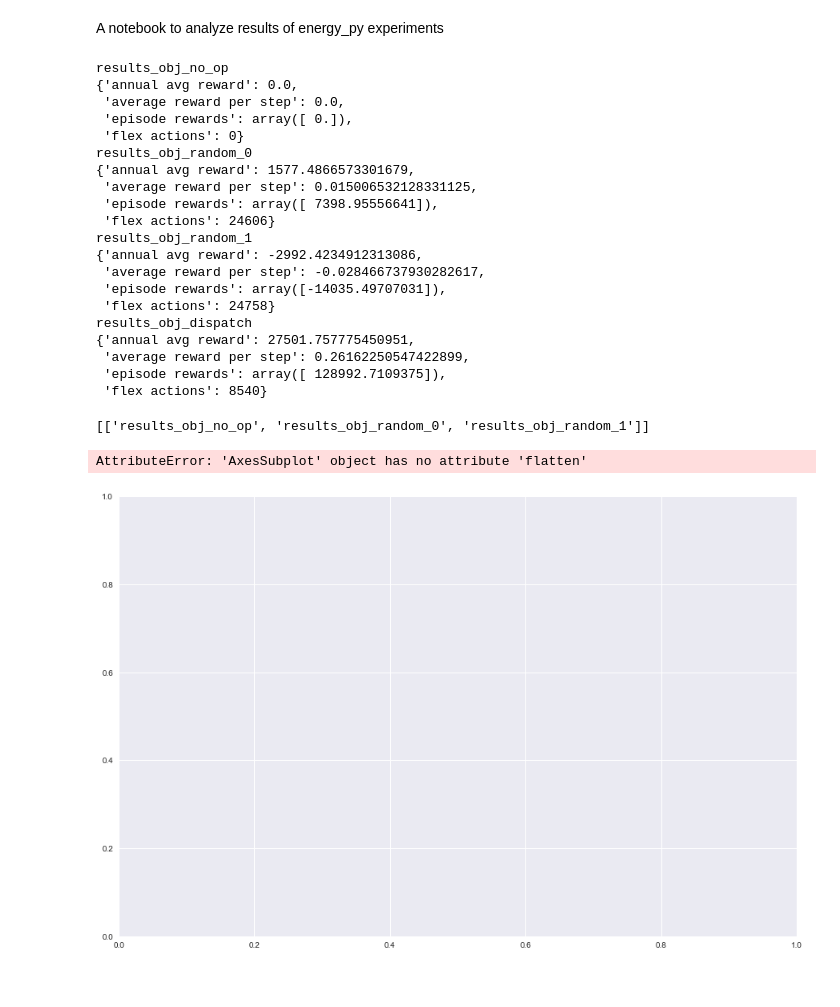
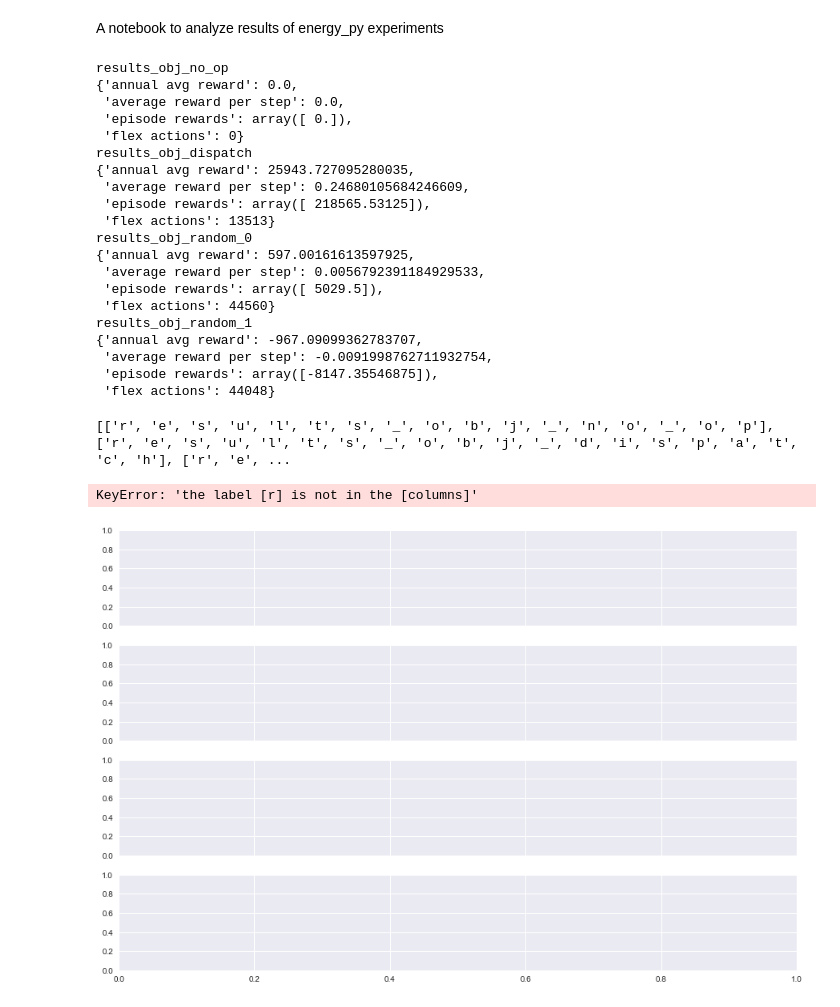
Before and after one commit to ADGEfficiency/energy-py, a Jupyter notebook: notebooks/experiments/experiment_results.ipynb, the cells around one changed output. Saved outputs shown, nothing was run; the diff lists cells and outputs as text; code cells hidden in the pictures.

```diff
--- a/notebooks/experiments/experiment_results.ipynb
+++ b/notebooks/experiments/experiment_results.ipynb
@@ -87,21 +86,21 @@ class Experiment(object):
             if print_args:  pp.pprint(result.args)
             pp.pprint(result.stats)
 
-    def make_daily_rew(self):
+    def make_monthly_rew(self):
         daily_rew = pd.DataFrame()
 
         for result in self.results:
             env = result.data['env_info.csv']
             daily_rew[repr(result)] = env['reward'].groupby([env.index.month, env.index.day]).sum()
 
-        panels = [list(daily_rew.columns)]
+        panels = [list(col) for col in list(daily_rew.columns)]
         print(panels)
 
         daily_rew = make_panel_fig(daily_rew, panels, 'daily_rew')
 
         return daily_rew
 # %%
-exp = Experiment('naive_dispatch', ['no_op', 'dispatch'])
+exp = Experiment('naive_dispatch', ['no_op', 'dispatch', 'random_0', 'random_1'])
 # %%
 exp.output_results()
 # %% [output]
@@ -110,25 +109,25 @@ results_obj_no_op
  'average reward per step': 0.0,
  'episode rewards': array([ 0.]),
  'flex actions': 0}
+results_obj_dispatch
+{'annual avg reward': 25943.727095280035,
+ 'average reward per step': 0.24680105684246609,
+ 'episode rewards': array([ 218565.53125]),
+ 'flex actions': 13513}
 results_obj_random_0
-{'annual avg reward': 1577.4866573301679,
- 'average reward per step': 0.015006532128331125,
- 'episode rewards': array([ 7398.95556641]),
- 'flex actions': 24606}
+{'annual avg reward': 597.00161613597925,
+ 'average reward per step': 0.0056792391184929533,
+ 'episode rewards': array([ 5029.5]),
+ 'flex actions': 44560}
 results_obj_random_1
-{'annual avg reward': -2992.4234912313086,
- 'average reward per step': -0.028466737930282617,
- 'episode rewards': array([-14035.49707031]),
- 'flex actions': 24758}
-results_obj_dispatch
-{'annual avg reward': 27501.757775450951,
- 'average reward per step': 0.26162250547422899,
- 'episode rewards': array([ 128992.7109375]),
- 'flex actions': 8540}
+{'annual avg reward': -967.09099362783707,
+ 'average reward per step': -0.0091998762711932754,
+ 'episode rewards': array([-8147.35546875]),
+ 'flex actions': 44048}
 # %%
 %matplotlib inline
-exp.make_daily_rew()
+f = exp.make_monthly_rew()
 # %% [output]
-[['results_obj_no_op', 'results_obj_random_0', 'results_obj_random_1']]
+[['r', 'e', 's', 'u', 'l', 't', 's', '_', 'o', 'b', 'j', '_', 'n', 'o', '_', 'o', 'p'], ['r', 'e', 's', 'u', 'l', 't', 's', '_', 'o', 'b', 'j', '_', 'd', 'i', 's', 'p', 'a', 't', 'c', 'h'], ['r', 'e', ...
-AttributeError: 'AxesSubplot' object has no attribute 'flatten'
+KeyError: 'the label [r] is not in the [columns]'
-[figure, old version]
+[figure, new version]
```
Also changed, not shown: parts of 2 cells of this notebook, 40 other files.
